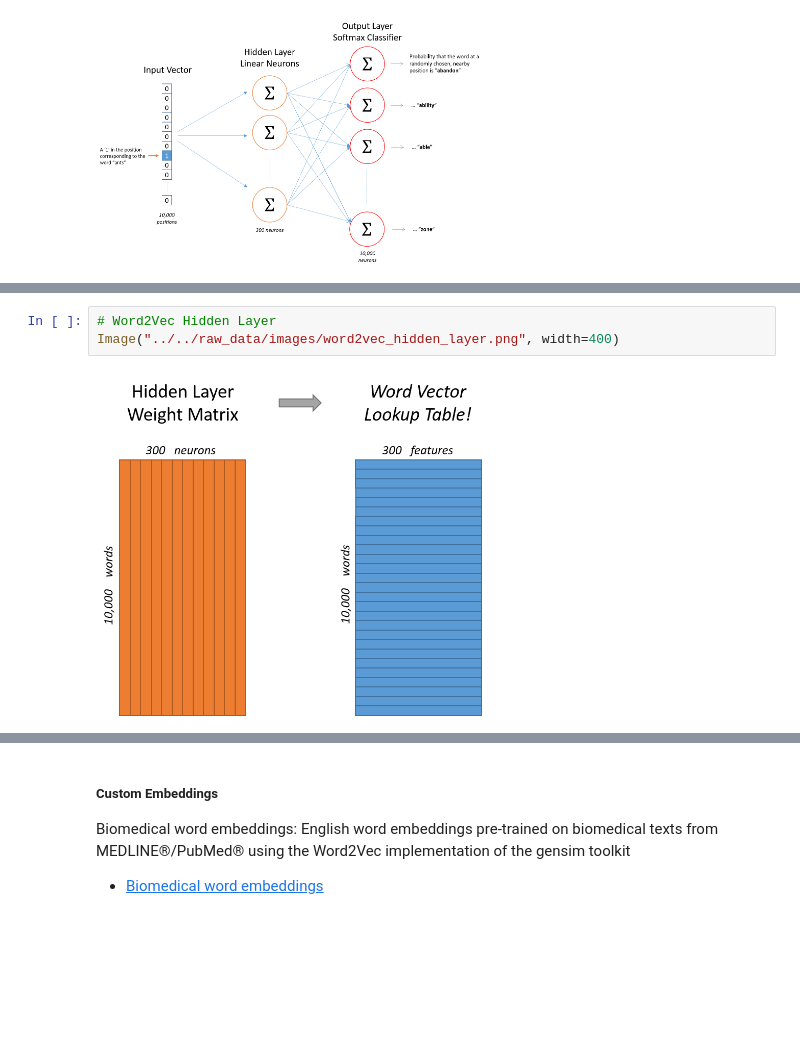
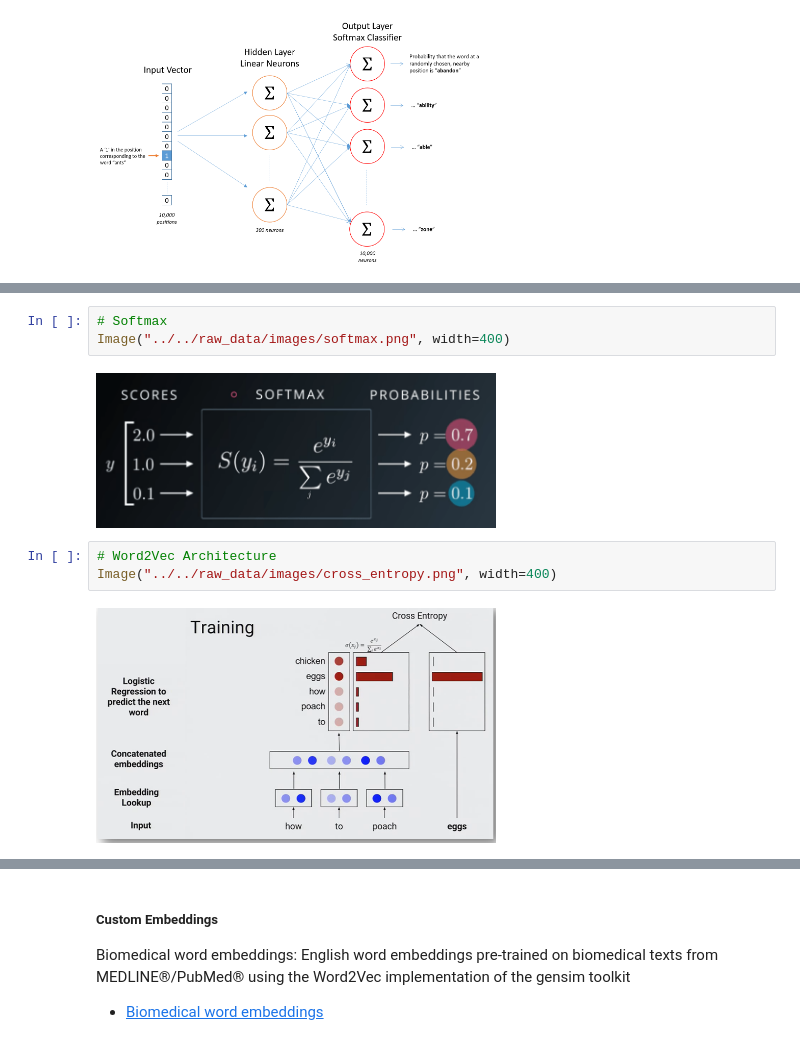
Before and after one commit to Alexjmsherman/nlp_practicum_health, a Jupyter notebook: lessons/lesson_6_word_embeddings/Word Embeddings Solution.ipynb, the cells around one changed output, grey strips where cells are left out. Saved outputs shown, nothing was run; the diff lists cells and outputs as text; blank space fills up the shorter version.

Commit message:
update word embeddings with fasttext and images

```diff
--- a/lessons/lesson_6_word_embeddings/Word Embeddings Solution.ipynb
+++ b/lessons/lesson_6_word_embeddings/Word Embeddings Solution.ipynb
@@ -212,5 +122,10 @@ Image("../../raw_data/images/w2v_architecture.png", width=400)
+# %%
+# Softmax
+Image("../../raw_data/images/softmax.png", width=400)
+# %% [output]
+[figure, added]
 # %%
-# Word2Vec Hidden Layer
-Image("../../raw_data/images/word2vec_hidden_layer.png", width=400)
+# Word2Vec Architecture
+Image("../../raw_data/images/cross_entropy.png", width=400)
 # %% [output]
-[figure, old version]
+[figure, new version]
```
Also changed, not shown: parts of 91 cells of this notebook, 2 other files.
